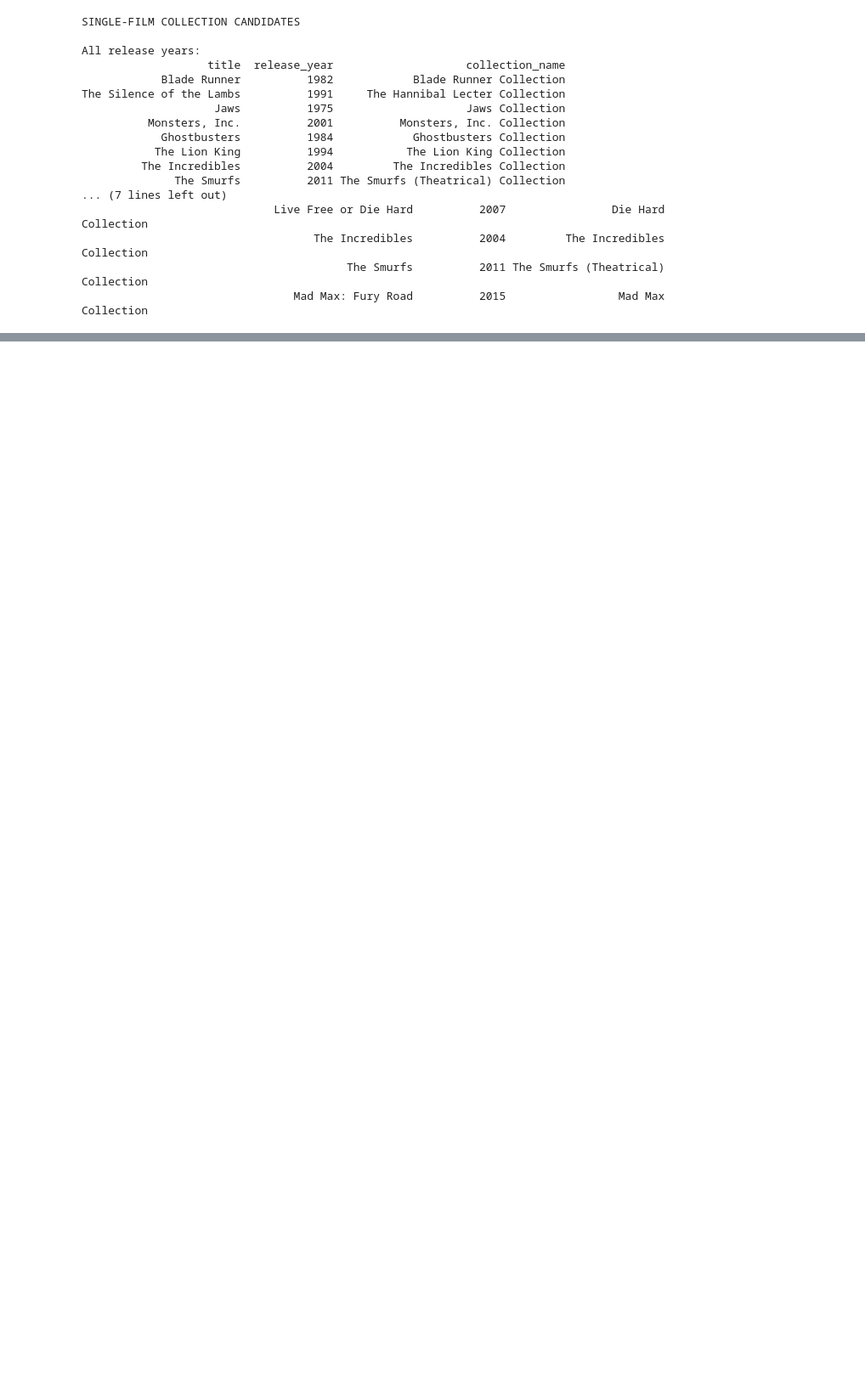
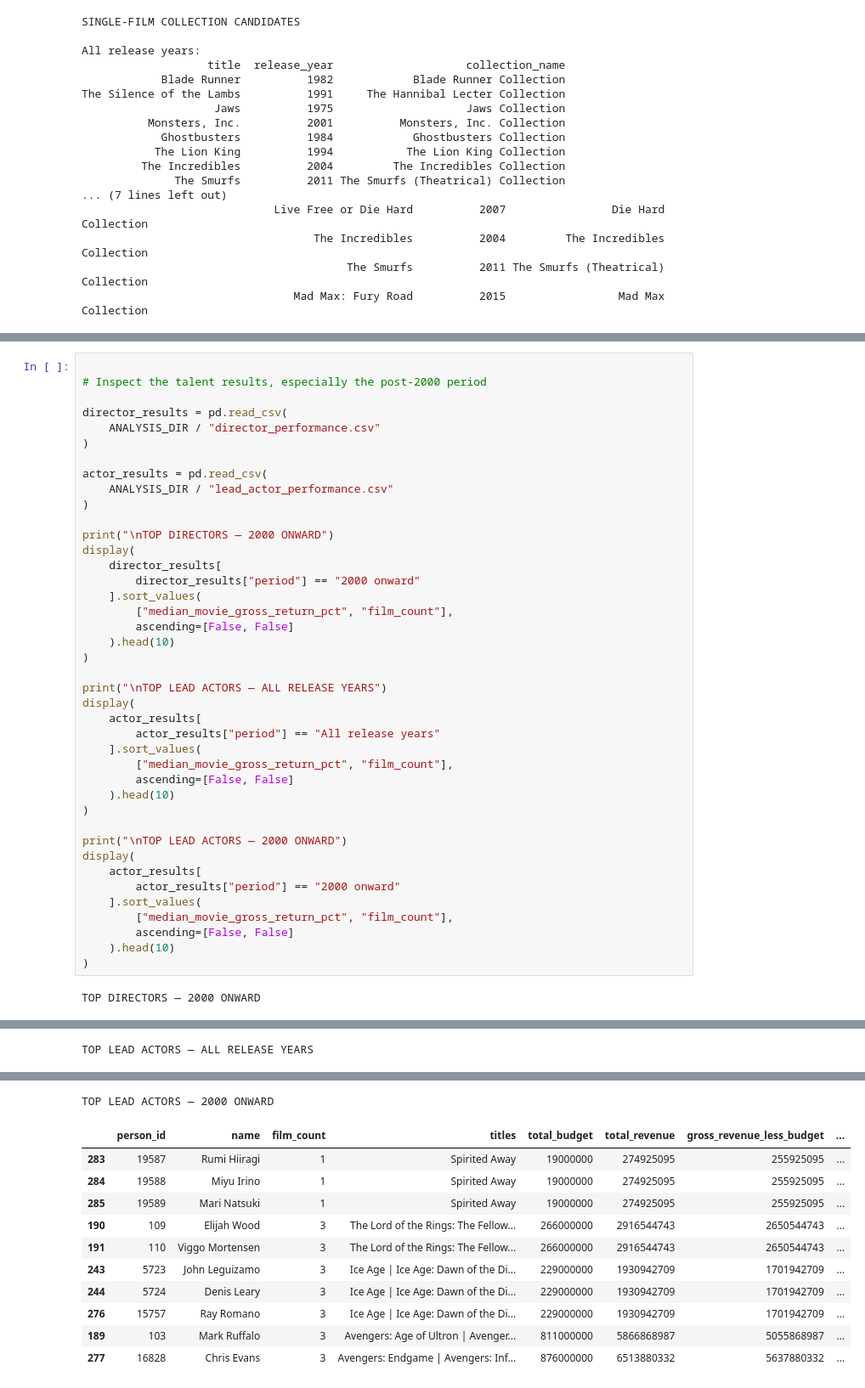
Before and after one commit to Suraiya-de/Streamvault-Licensing-Analysis, a Jupyter notebook: notebooks/03_streamvault_analysis.ipynb, the cells around one changed output, grey strips where cells are left out. Shown at 85% size. Drawn from its saved outputs; the diff is of its cells as text; blank space fills up the shorter version.

Commit message:
Complete licensing analysis and recommendations

```diff
--- a/notebooks/03_streamvault_analysis.ipynb
+++ b/notebooks/03_streamvault_analysis.ipynb
@@ -383,0 +574,43 @@ The Silence of the Lambs          1991     The Hannibal Lecter Collection
+# %%
+
+# Inspect the talent results, especially the post-2000 period
+
+director_results = pd.read_csv(
+    ANALYSIS_DIR / "director_performance.csv"
+)
+
+actor_results = pd.read_csv(
+    ANALYSIS_DIR / "lead_actor_performance.csv"
+)
+
+print("\nTOP DIRECTORS — 2000 ONWARD")
+display(
+    director_results[
+        director_results["period"] == "2000 onward"
+    ].sort_values(
+        ["median_movie_gross_return_pct", "film_count"],
+        ascending=[False, False]
+    ).head(10)
+)
+
+print("\nTOP LEAD ACTORS — ALL RELEASE YEARS")
+display(
+    actor_results[
+        actor_results["period"] == "All release years"
+    ].sort_values(
+        ["median_movie_gross_return_pct", "film_count"],
+        ascending=[False, False]
+    ).head(10)
+)
+
+print("\nTOP LEAD ACTORS — 2000 ONWARD")
+display(
+    actor_results[
+        actor_results["period"] == "2000 onward"
+    ].sort_values(
+        ["median_movie_gross_return_pct", "film_count"],
+        ascending=[False, False]
+    ).head(10)
+)
+# %% [output]
+TOP DIRECTORS — 2000 ONWARD
@@ -383,0 +628 @@ The Silence of the Lambs          1991     The Hannibal Lecter Collection
+TOP LEAD ACTORS — ALL RELEASE YEARS
@@ -383,0 +640,12 @@ The Silence of the Lambs          1991     The Hannibal Lecter Collection
+TOP LEAD ACTORS — 2000 ONWARD
+|  | person_id | name | film_count | titles | total_budget | total_revenue | gross_revenue_less_budget | ... |
+| 283 | 19587 | Rumi Hiiragi | 1 | Spirited Away | 19000000 | 274925095 | 255925095 | ... |
+| 284 | 19588 | Miyu Irino | 1 | Spirited Away | 19000000 | 274925095 | 255925095 | ... |
+| 285 | 19589 | Mari Natsuki | 1 | Spirited Away | 19000000 | 274925095 | 255925095 | ... |
+| 190 | 109 | Elijah Wood | 3 | The Lord of the Rings: The Fellow... | 266000000 | 2916544743 | 2650544743 | ... |
+| 191 | 110 | Viggo Mortensen | 3 | The Lord of the Rings: The Fellow... | 266000000 | 2916544743 | 2650544743 | ... |
+| 243 | 5723 | John Leguizamo | 3 | Ice Age | Ice Age: Dawn of the Di... | 229000000 | 1930942709 | 1701942709 | ... |
+| 244 | 5724 | Denis Leary | 3 | Ice Age | Ice Age: Dawn of the Di... | 229000000 | 1930942709 | 1701942709 | ... |
+| 276 | 15757 | Ray Romano | 3 | Ice Age | Ice Age: Dawn of the Di... | 229000000 | 1930942709 | 1701942709 | ... |
+| 189 | 103 | Mark Ruffalo | 3 | Avengers: Age of Ultron | Avenger... | 811000000 | 5866868987 | 5055868987 | ... |
+| 277 | 16828 | Chris Evans | 3 | Avengers: Endgame | Avengers: Inf... | 876000000 | 6513880332 | 5637880332 | ... |
```
Also changed, not shown: parts of 9 cells of this notebook, 6 other files.
